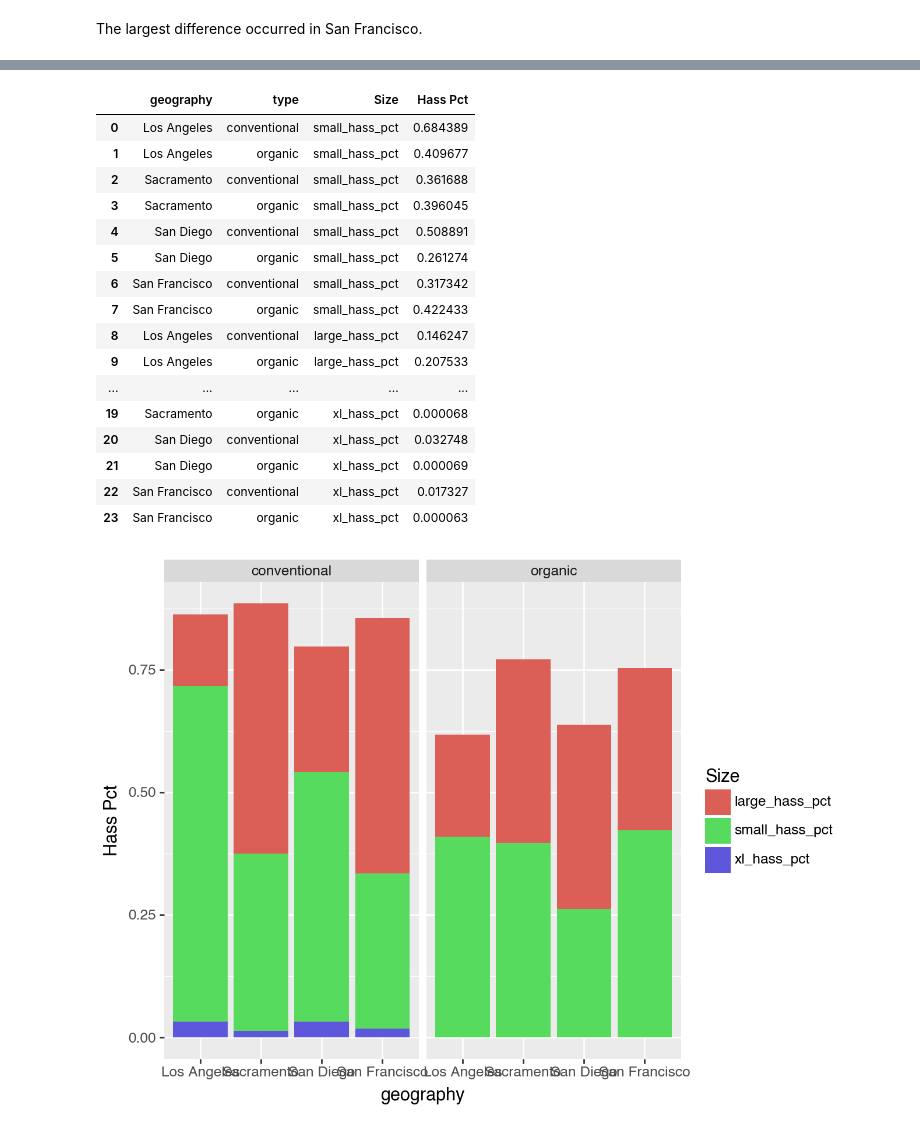
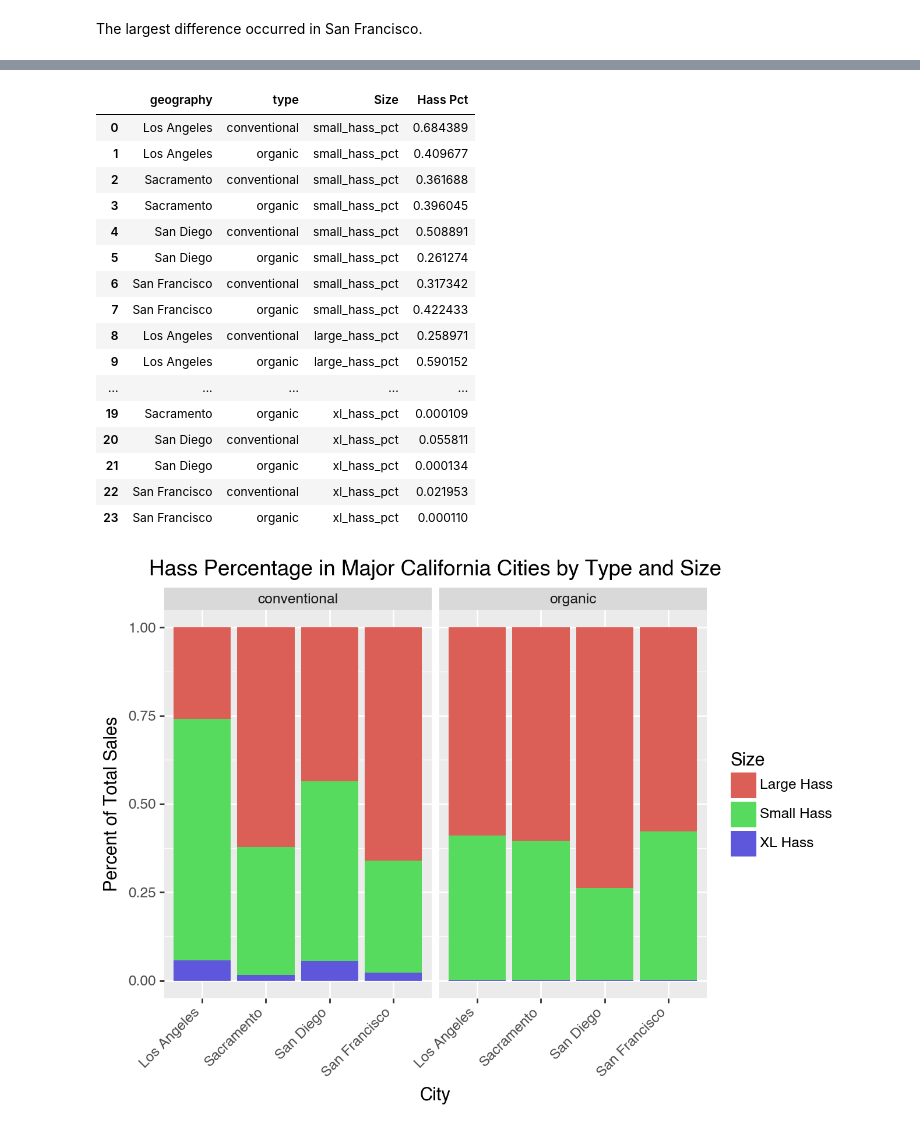
Before and after one commit to wkapner/GSB_544, a Jupyter notebook: Labs/Lab2.ipynb, the cells around one changed output, grey strips where cells are left out. Cells and saved outputs as stored; diff of their text form; code cells hidden in the pictures.

Commit message:
fixed the graph

```diff
--- a/Labs/Lab2.ipynb
+++ b/Labs/Lab2.ipynb
@@ -248,8 +248,8 @@ The largest difference occurred in San Francisco.
 ## 8
 #Finding Organic S/M/XL Percentages of total sales
 cali_avocado_average['small_hass_pct'] = cali_avocado_average['small_hass']/(cali_avocado_average['small_hass']+cali_avocado_average['large_hass']+cali_avocado_average['xl_hass'])
-cali_avocado_average['large_hass_pct'] = cali_avocado_average['large_hass']/cali_avocado_average['total_volume']
-cali_avocado_average['xl_hass_pct'] = cali_avocado_average['xl_hass']/cali_avocado_average['total_volume']
+cali_avocado_average['large_hass_pct'] = cali_avocado_average['large_hass']/(cali_avocado_average['small_hass']+cali_avocado_average['large_hass']+cali_avocado_average['xl_hass'])
+cali_avocado_average['xl_hass_pct'] = cali_avocado_average['xl_hass']/(cali_avocado_average['small_hass']+cali_avocado_average['large_hass']+cali_avocado_average['xl_hass'])
 
 # cali_avocado_average['small_pct'] = cali_avocado_average['small_hass']/cali_avocado_average['total_volume']
 # cali_avocado_average['large_pct'] = cali_avocado_average['large_hass']/cali_avocado_average['total_volume']
@@ -286,27 +286,25 @@ cali_avo_melted
 | 5 | San Diego | organic | small_hass_pct | 0.261274 |
 | 6 | San Francisco | conventional | small_hass_pct | 0.317342 |
 | 7 | San Francisco | organic | small_hass_pct | 0.422433 |
-| 8 | Los Angeles | conventional | large_hass_pct | 0.146247 |
-| 9 | Los Angeles | organic | large_hass_pct | 0.207533 |
+| 8 | Los Angeles | conventional | large_hass_pct | 0.258971 |
+| 9 | Los Angeles | organic | large_hass_pct | 0.590152 |
 | ... | ... | ... | ... | ... |
-| 19 | Sacramento | organic | xl_hass_pct | 0.000068 |
-| 20 | San Diego | conventional | xl_hass_pct | 0.032748 |
-| 21 | San Diego | organic | xl_hass_pct | 0.000069 |
-| 22 | San Francisco | conventional | xl_hass_pct | 0.017327 |
-| 23 | San Francisco | organic | xl_hass_pct | 0.000063 |
+| 19 | Sacramento | organic | xl_hass_pct | 0.000109 |
+| 20 | San Diego | conventional | xl_hass_pct | 0.055811 |
+| 21 | San Diego | organic | xl_hass_pct | 0.000134 |
+| 22 | San Francisco | conventional | xl_hass_pct | 0.021953 |
+| 23 | San Francisco | organic | xl_hass_pct | 0.000110 |
 # %%
-
-
-
 # Making the plot
 # from plotnine import ggplot, aes, labs, facet_wrap, geom_bar
 
-
-
-
 (ggplot(cali_avo_melted,aes(x='geography',y='Hass Pct',fill = 'Size'))
 +geom_bar(stat = 'identity')
-+facet_wrap('type')
++facet_wrap('type')+
+labs(title = 'Hass Percentage in Major California Cities by Type and Size',
+x = 'City', y = 'Percent of Total Sales')
++ pt.scale_fill_discrete(labels = ['Large Hass', 'Small Hass', 'XL Hass'])
++ pt.theme(axis_text_x=pt.element_text(angle=45, hjust=1))
 )
 # %% [output]
-[figure, old version]
+[figure, new version]
```
